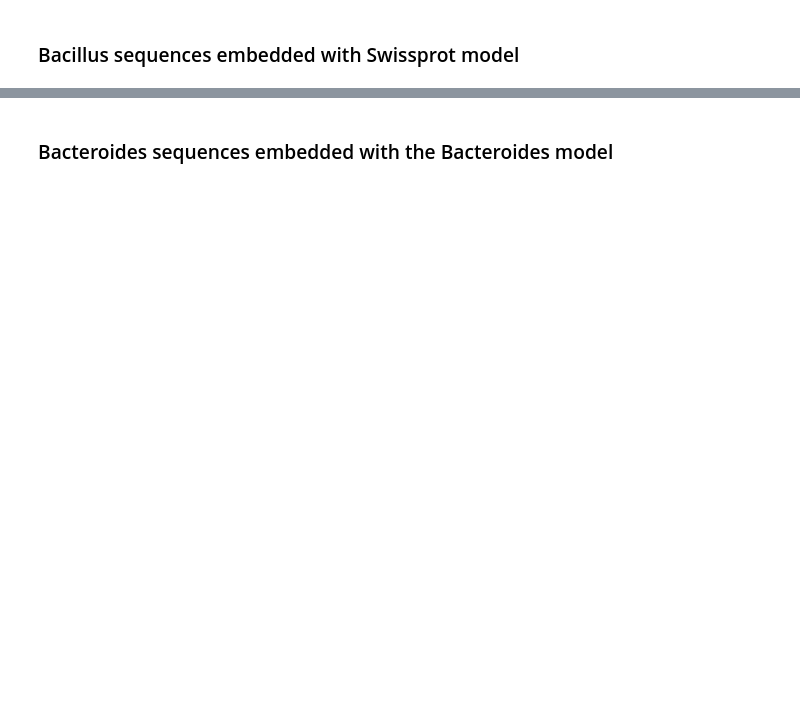
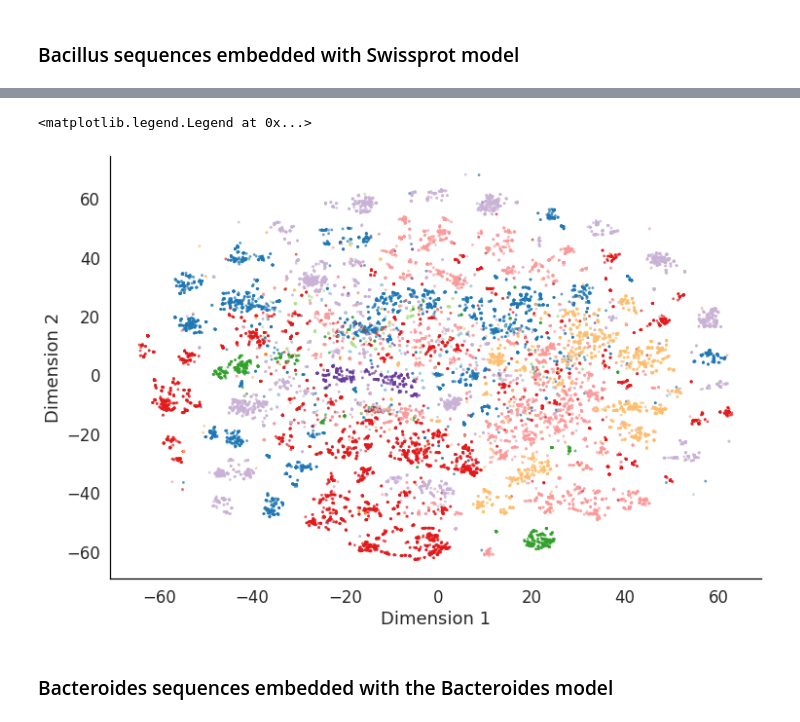
Before and after one commit to susiegriggo/ProtvecBacterialProteins, a Jupyter notebook: notebooks/vis_embeddings/vis_embeddings.ipynb, the cells around one changed output, grey strips where cells are left out. Saved outputs shown, nothing was run; the diff lists cells and outputs as text; code cells hidden in the pictures; blank space fills up the shorter version.

```diff
--- a/notebooks/vis_embeddings/vis_embeddings.ipynb
+++ b/notebooks/vis_embeddings/vis_embeddings.ipynb
@@ -318,26 +320,28 @@ ValueError: Length of values (26546) does not match length of index (27530)
 # %%
 #do the tSNE
 tsne = TSNE(perplexity = 50, learning_rate = 100)
 embedding_tsne = tsne.fit_transform(embedding_scaled)
 
 #plot it scatter plot
-tsne_df = pd.DataFrame(embedding_tsne, columns = ['Dimension 1', 'Dimension 2']).set_index(seqs_s_keys_bacter)
-
+tsne_df = pd.DataFrame(embedding_tsne, columns = ['Dimension 1', 'Dimension 2']).set_index(seqs_swiss_keys_bacil)
 #colour by subclass
-tsne_df['Subclass'] = seqs_subclass_bacil['Subclass'].values
+tsne_df['Subclass'] = seqs_subclass_swiss_bacil['Subclass'].values
 
 #sort so that the colouring is consistent
 tsne_df = tsne_df.sort_values('Subclass')
 
 sns.set(font_scale = 1.5)
 fig, ax = plt.subplots(1, 1, figsize = (12,8))
 ax.set_facecolor('white')
 plt.xlabel('Dimension 1', fontsize = 18)
 plt.ylabel('Dimension 2', fontsize = 18)
 sns.scatterplot(x = 'Dimension 1', y = 'Dimension 2', hue = 'Subclass',data = tsne_df, s = 8,linewidth=0, alpha = 0.7, palette = cmap)
 ax.spines['left'].set_color('black')
 ax.spines['bottom'].set_color('black')
 plt.legend([],[], frameon=False)
+# %% [output]
+<matplotlib.legend.Legend at 0x...>
+[figure, added]
 # %% [markdown]
 ### Bacteroides sequences embedded with the Bacteroides model
 # %%
```
Also changed, not shown: parts of 11 cells of this notebook, 5 other files.
